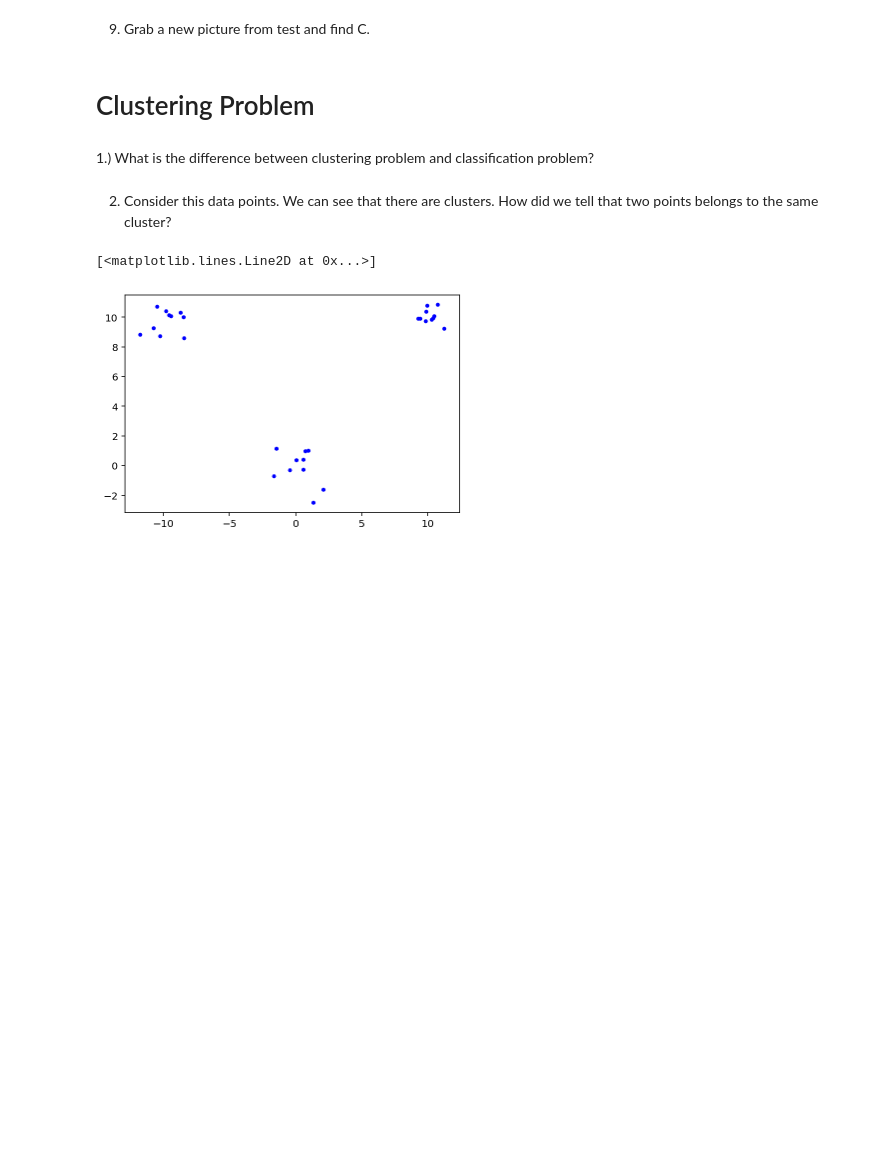
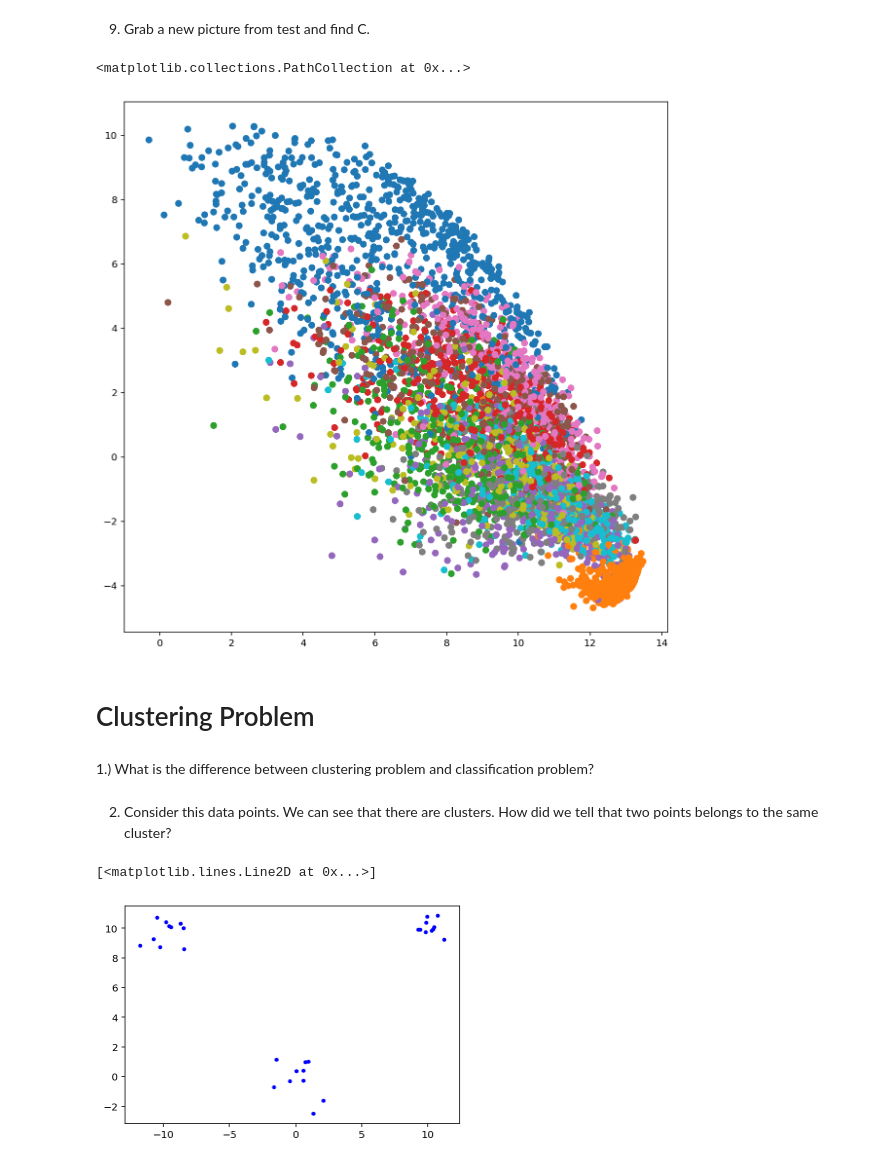
Before and after one commit to muic-pattern-rekt-2018/Exercise7, a Jupyter notebook: Low Rank Approximation and Clustering Problem.ipynb, the cells around one changed output. Cells and saved outputs as stored; diff of their text form; code cells hidden in the pictures; blank space fills up the shorter version.

```diff
--- a/Low Rank Approximation and Clustering Problem.ipynb
+++ b/Low Rank Approximation and Clustering Problem.ipynb
@@ -87,5 +252,16 @@ show(images[:,4610])
 # %% [markdown]
 9) Grab a new picture from test and find C.
+# %%
+c1 = c[0, :]
+c2 = c[1, :]
+
+colors = [f'C{x}' for x in ys]
+
+plt.figure(figsize=(10,10))
+plt.scatter(c1, c2, color=colors)
+# %% [output]
+<matplotlib.collections.PathCollection at 0x...>
+[figure, added]
 # %% [markdown]
 # Clustering Problem
 # %% [markdown]
```
Also changed, not shown: parts of 23 cells of this notebook.
